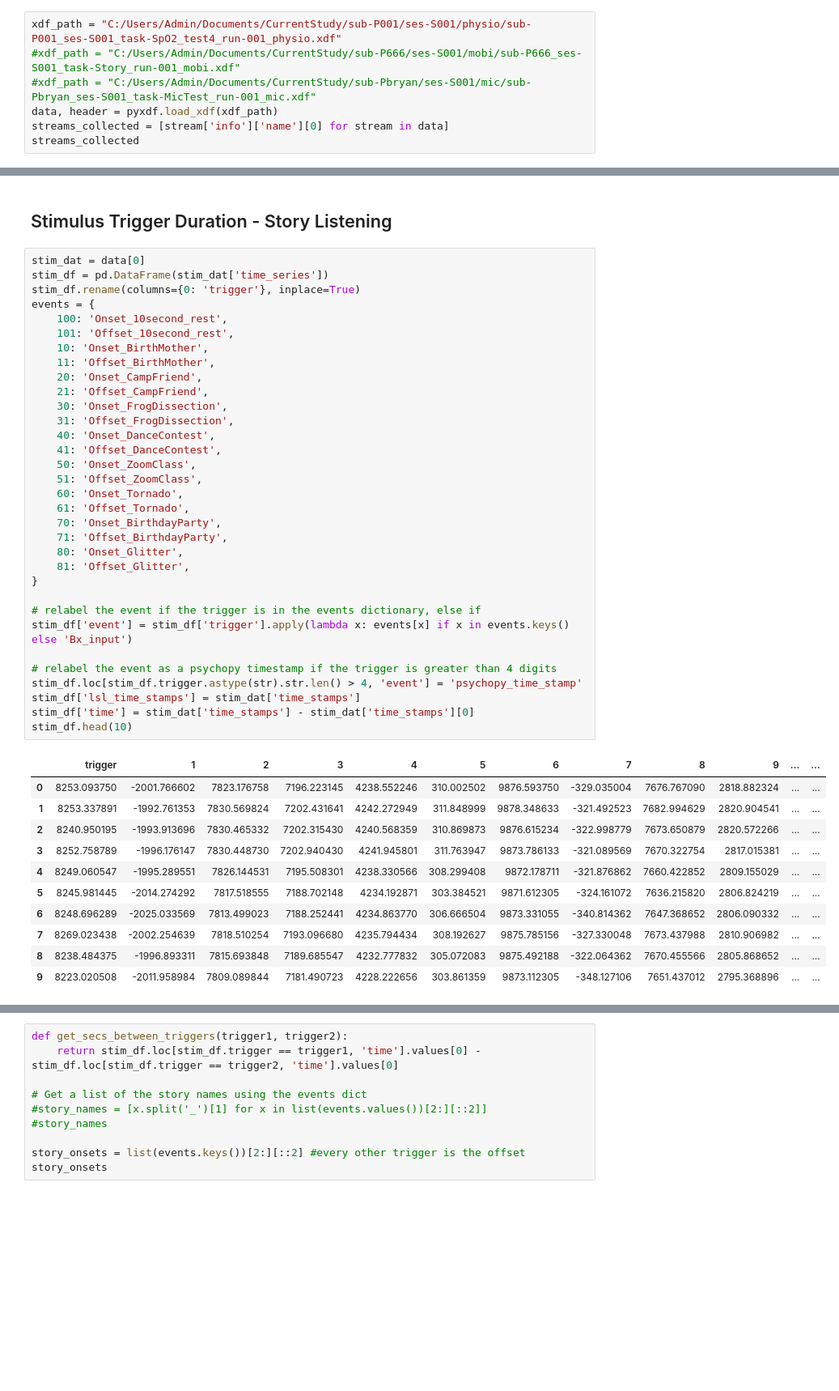
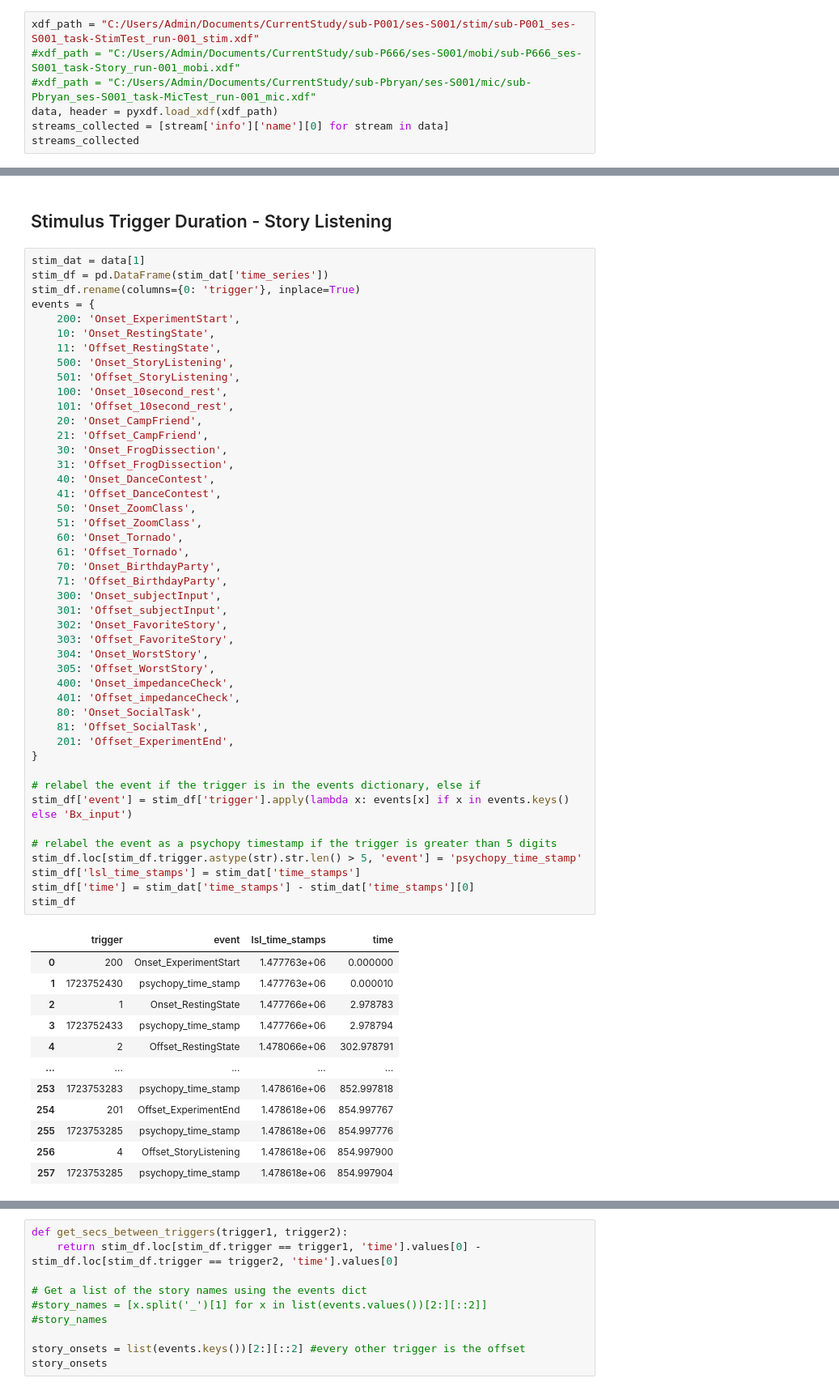
Before and after one commit to BryanGonzalez262/MOBI2024, a Jupyter notebook: CUNY_FACIAL/Code/pilot_check.ipynb, the cells around one changed output, grey strips where cells are left out. Shown at 81% size. Saved outputs shown, nothing was run; the diff lists cells and outputs as text; blank space fills up the shorter version.

Commit message:
New Triggers

```diff
--- a/CUNY_FACIAL/Code/pilot_check.ipynb
+++ b/CUNY_FACIAL/Code/pilot_check.ipynb
@@ -13,7 +13,7 @@ import cv2
 # %% [markdown]
 # Load Data
 # %%
-xdf_path = "C:/Users/Admin/Documents/CurrentStudy/sub-P001/ses-S001/physio/sub-P001_ses-S001_task-SpO2_test4_run-001_physio.xdf"
+xdf_path = "C:/Users/Admin/Documents/CurrentStudy/sub-P001/ses-S001/stim/sub-P001_ses-S001_task-StimTest_run-001_stim.xdf"
 #xdf_path = "C:/Users/Admin/Documents/CurrentStudy/sub-P666/ses-S001/mobi/sub-P666_ses-S001_task-Story_run-001_mobi.xdf"
 #xdf_path = "C:/Users/Admin/Documents/CurrentStudy/sub-Pbryan/ses-S001/mic/sub-Pbryan_ses-S001_task-MicTest_run-001_mic.xdf"
 data, header = pyxdf.load_xdf(xdf_path)
@@ -60,47 +61,60 @@ xx = ps_df['time'].diff().cumsum()
 # %% [markdown]
 ## Stimulus Trigger Duration - Story Listening
 # %%
-stim_dat = data[0]
+stim_dat = data[1]
 stim_df = pd.DataFrame(stim_dat['time_series'])
 stim_df.rename(columns={0: 'trigger'}, inplace=True)
 events = {
+    200: 'Onset_ExperimentStart',
+    10: 'Onset_RestingState',
+    11: 'Offset_RestingState',
+    500: 'Onset_StoryListening',
+    501: 'Offset_StoryListening',
     100: 'Onset_10second_rest',
     101: 'Offset_10second_rest',
-    10: 'Onset_BirthMother',
-    11: 'Offset_BirthMother',
     20: 'Onset_CampFriend',
     21: 'Offset_CampFriend',
     30: 'Onset_FrogDissection',
     31: 'Offset_FrogDissection',
     40: 'Onset_DanceContest',
     41: 'Offset_DanceContest',
     50: 'Onset_ZoomClass',
     51: 'Offset_ZoomClass',
     60: 'Onset_Tornado',
     61: 'Offset_Tornado',
     70: 'Onset_BirthdayParty',
     71: 'Offset_BirthdayParty',
-    80: 'Onset_Glitter',
-    81: 'Offset_Glitter',
+    300: 'Onset_subjectInput',
+    301: 'Offset_subjectInput',
+    302: 'Onset_FavoriteStory',
+    303: 'Offset_FavoriteStory',
+    304: 'Onset_WorstStory',
+    305: 'Offset_WorstStory',
+    400: 'Onset_impedanceCheck',
+    401: 'Offset_impedanceCheck',
+    80: 'Onset_SocialTask',
+    81: 'Offset_SocialTask',
+    201: 'Offset_ExperimentEnd',
 }
 
 # relabel the event if the trigger is in the events dictionary, else if
 stim_df['event'] = stim_df['trigger'].apply(lambda x: events[x] if x in events.keys() else 'Bx_input')
 
-# relabel the event as a psychopy timestamp if the trigger is greater than 4 digits
-stim_df.loc[stim_df.trigger.astype(str).str.len() > 4, 'event'] = 'psychopy_time_stamp'
+# relabel the event as a psychopy timestamp if the trigger is greater than 5 digits
+stim_df.loc[stim_df.trigger.astype(str).str.len() > 5, 'event'] = 'psychopy_time_stamp'
 stim_df['lsl_time_stamps'] = stim_dat['time_stamps']
 stim_df['time'] = stim_dat['time_stamps'] - stim_dat['time_stamps'][0]
-stim_df.head(10)
+stim_df
 # %% [output]
-|  | trigger | 1 | 2 | 3 | 4 | 5 | 6 | 7 | 8 | 9 | ... | ... |
-| 0 | 8253.093750 | -2001.766602 | 7823.176758 | 7196.223145 | 4238.552246 | 310.002502 | 9876.593750 | -329.035004 | 7676.767090 | 2818.882324 | ... | ... |
-| 1 | 8253.337891 | -1992.761353 | 7830.569824 | 7202.431641 | 4242.272949 | 311.848999 | 9878.348633 | -321.492523 | 7682.994629 | 2820.904541 | ... | ... |
-| 2 | 8240.950195 | -1993.913696 | 7830.465332 | 7202.315430 | 4240.568359 | 310.869873 | 9876.615234 | -322.998779 | 7673.650879 | 2820.572266 | ... | ... |
-| 3 | 8252.758789 | -1996.176147 | 7830.448730 | 7202.940430 | 4241.945801 | 311.763947 | 9873.786133 | -321.089569 | 7670.322754 | 2817.015381 | ... | ... |
-| 4 | 8249.060547 | -1995.289551 | 7826.144531 | 7195.508301 | 4238.330566 | 308.299408 | 9872.178711 | -321.876862 | 7660.422852 | 2809.155029 | ... | ... |
-| 5 | 8245.981445 | -2014.274292 | 7817.518555 | 7188.702148 | 4234.192871 | 303.384521 | 9871.612305 | -324.161072 | 7636.215820 | 2806.824219 | ... | ... |
-| 6 | 8248.696289 | -2025.033569 | 7813.499023 | 7188.252441 | 4234.863770 | 306.666504 | 9873.331055 | -340.814362 | 7647.368652 | 2806.090332 | ... | ... |
-| 7 | 8269.023438 | -2002.254639 | 7818.510254 | 7193.096680 | 4235.794434 | 308.192627 | 9875.785156 | -327.330048 | 7673.437988 | 2810.906982 | ... | ... |
-| 8 | 8238.484375 | -1996.893311 | 7815.693848 | 7189.685547 | 4232.777832 | 305.072083 | 9875.492188 | -322.064362 | 7670.455566 | 2805.868652 | ... | ... |
-| 9 | 8223.020508 | -2011.958984 | 7809.089844 | 7181.490723 | 4228.222656 | 303.861359 | 9873.112305 | -348.127106 | 7651.437012 | 2795.368896 | ... | ... |
+|  | trigger | event | lsl_time_stamps | time |
+| 0 | 200 | Onset_ExperimentStart | 1.477763e+06 | 0.000000 |
+| 1 | 1723752430 | psychopy_time_stamp | 1.477763e+06 | 0.000010 |
+| 2 | 1 | Onset_RestingState | 1.477766e+06 | 2.978783 |
+| 3 | 1723752433 | psychopy_time_stamp | 1.477766e+06 | 2.978794 |
+| 4 | 2 | Offset_RestingState | 1.478066e+06 | 302.978791 |
+| ... | ... | ... | ... | ... |
+| 253 | 1723753283 | psychopy_time_stamp | 1.478616e+06 | 852.997818 |
+| 254 | 201 | Offset_ExperimentEnd | 1.478618e+06 | 854.997767 |
+| 255 | 1723753285 | psychopy_time_stamp | 1.478618e+06 | 854.997776 |
+| 256 | 4 | Offset_StoryListening | 1.478618e+06 | 854.997900 |
+| 257 | 1723753285 | psychopy_time_stamp | 1.478618e+06 | 854.997904 |
```
Also changed, not shown: parts of 3 cells of this notebook.
